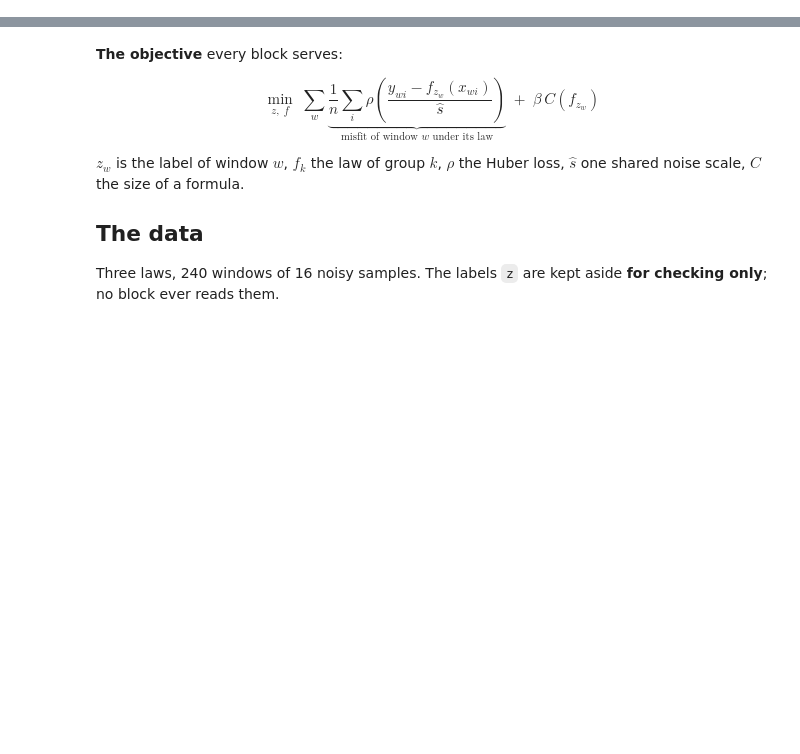
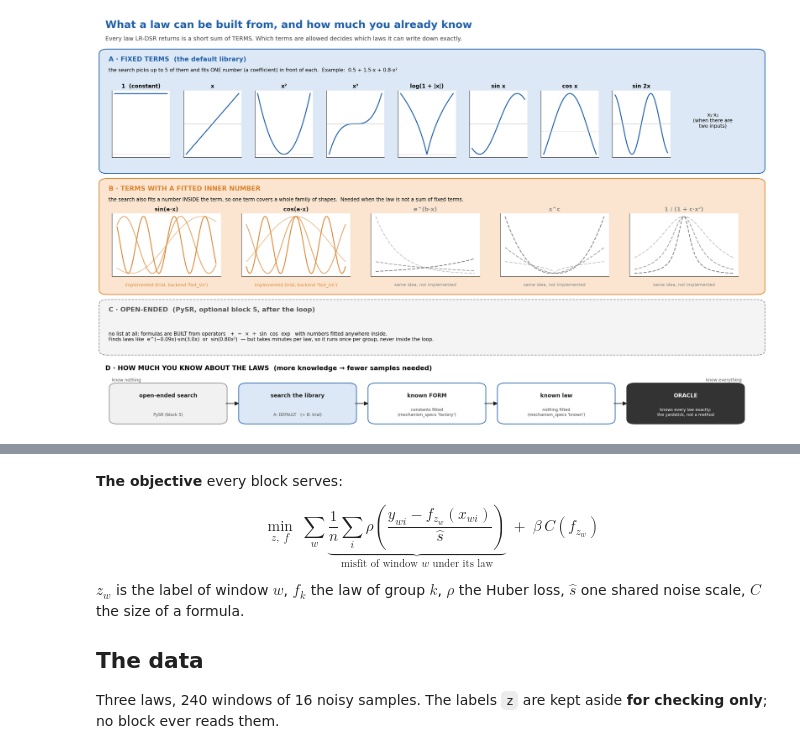
Before and after one commit to drorjac/lrdsr-clustering, a Jupyter notebook: notebooks/09_algorithm_tutorial.ipynb, the cells around one changed output, grey strips where cells are left out. Saved outputs shown, nothing was run; the diff lists cells and outputs as text; code cells hidden in the pictures; blank space fills up the shorter version.

```diff
--- a/notebooks/09_algorithm_tutorial.ipynb
+++ b/notebooks/09_algorithm_tutorial.ipynb
@@ -27,0 +38,4 @@ Image(filename=str(ROOT / "docs" / "algorithm" / "00_algorithm_at_a_glance.png")
+# %%
+Image(filename=str(DOCS / "00_vocabulary.png"), width=1100)
+# %% [output]
+[figure, added]
```
Also changed, not shown: parts of 9 cells of this notebook, 8 other files.
